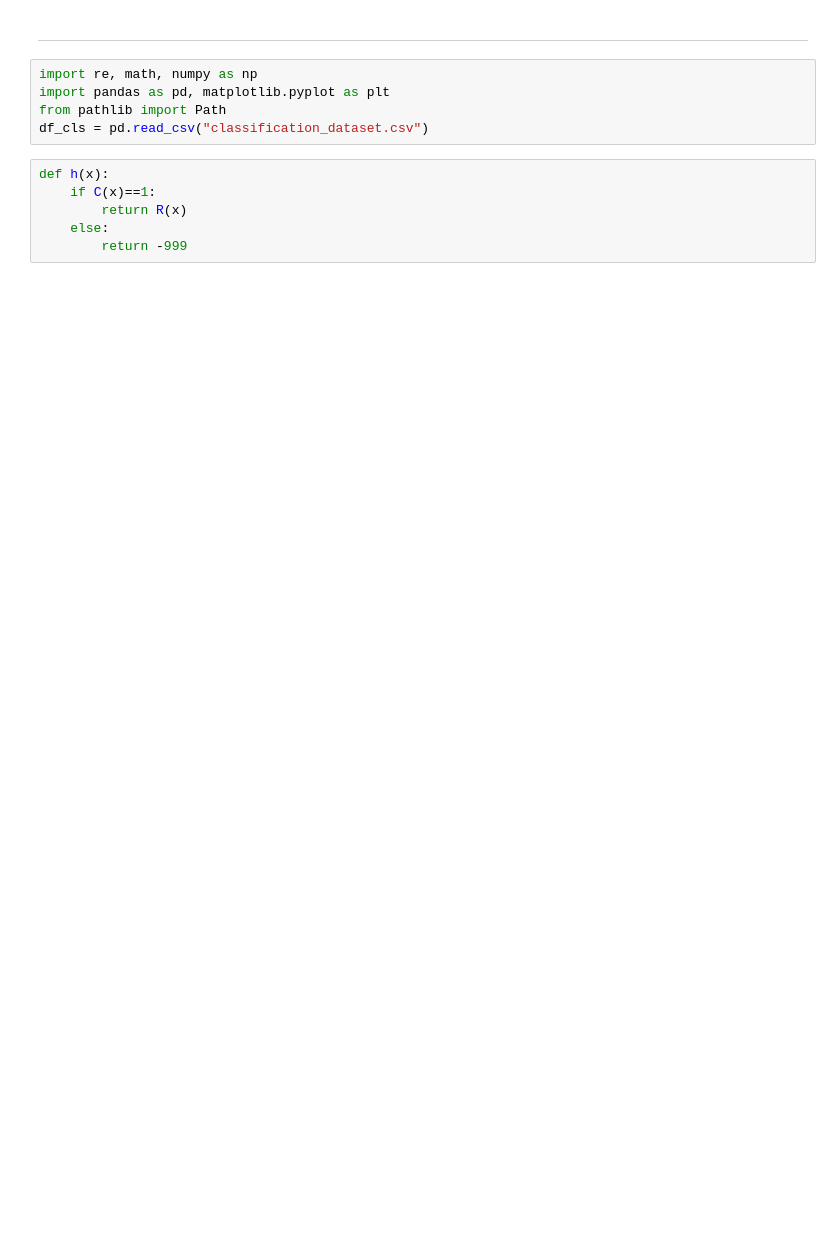
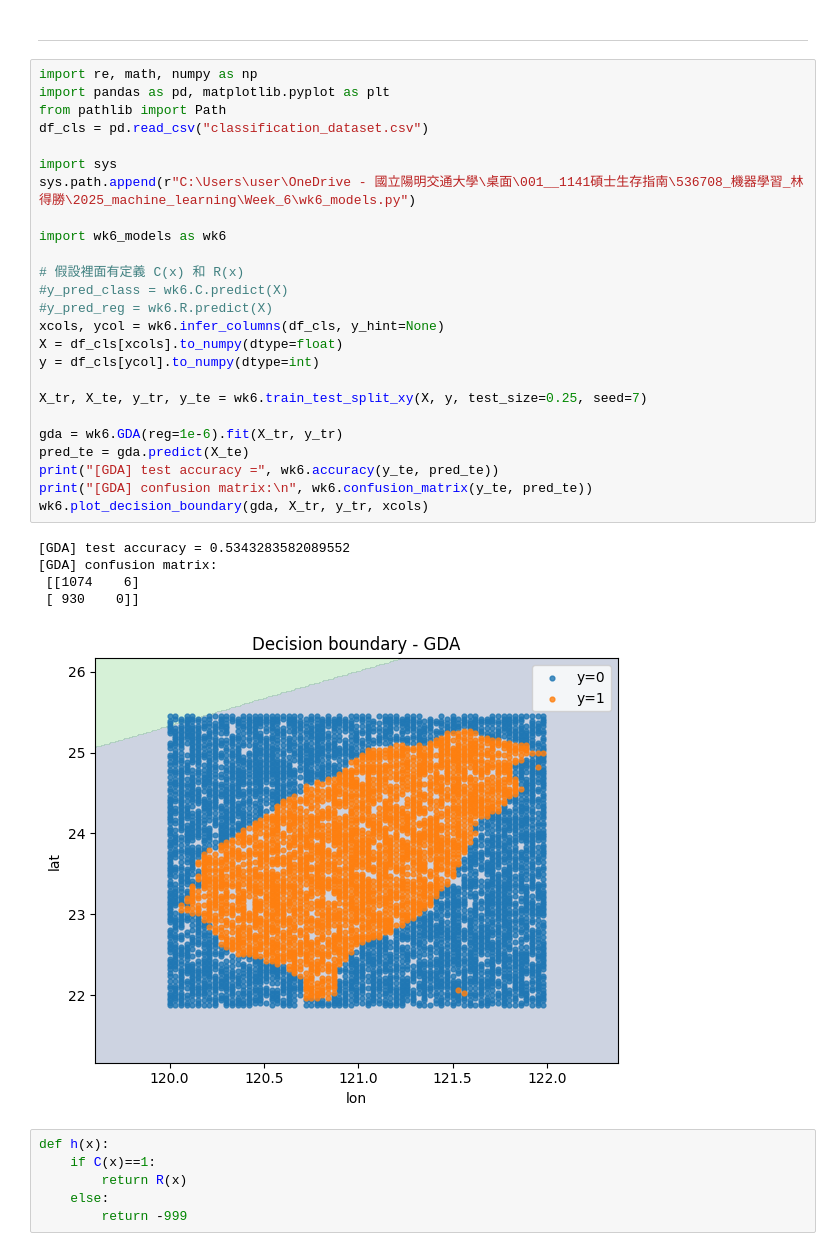
Before and after one commit to XuanWeiWang-999/2025_machine_learning, a Jupyter notebook: Week_6/1141ML_Week_6_Prog02_313652018.ipynb, the cells around one changed output. Cells and saved outputs as stored; diff of their text form; blank space fills up the shorter version.

```diff
--- a/Week_6/1141ML_Week_6_Prog02_313652018.ipynb
+++ b/Week_6/1141ML_Week_6_Prog02_313652018.ipynb
@@ -6,8 +6,34 @@
 # %%
 import re, math, numpy as np
 import pandas as pd, matplotlib.pyplot as plt
 from pathlib import Path
 df_cls = pd.read_csv("classification_dataset.csv")
+
+import sys
+sys.path.append(r"C:\Users\user\OneDrive - 國立陽明交通大學\桌面\001__1141碩士生存指南\536708_機器學習_林得勝\2025_machine_learning\Week_6\wk6_models.py")
+
+import wk6_models as wk6
+
+# 假設裡面有定義 C(x) 和 R(x)
+#y_pred_class = wk6.C.predict(X)
+#y_pred_reg = wk6.R.predict(X)
+xcols, ycol = wk6.infer_columns(df_cls, y_hint=None)
+X = df_cls[xcols].to_numpy(dtype=float)
+y = df_cls[ycol].to_numpy(dtype=int)
+
+X_tr, X_te, y_tr, y_te = wk6.train_test_split_xy(X, y, test_size=0.25, seed=7)
+
+gda = wk6.GDA(reg=1e-6).fit(X_tr, y_tr)
+pred_te = gda.predict(X_te)
+print("[GDA] test accuracy =", wk6.accuracy(y_te, pred_te))
+print("[GDA] confusion matrix:\n", wk6.confusion_matrix(y_te, pred_te))
+wk6.plot_decision_boundary(gda, X_tr, y_tr, xcols)
+# %% [output]
+[GDA] test accuracy = 0.5343283582089552
+[GDA] confusion matrix:
+ [[1074    6]
+ [ 930    0]]
+[figure, added]
 # %%
 def h(x):
     if C(x)==1:
```
